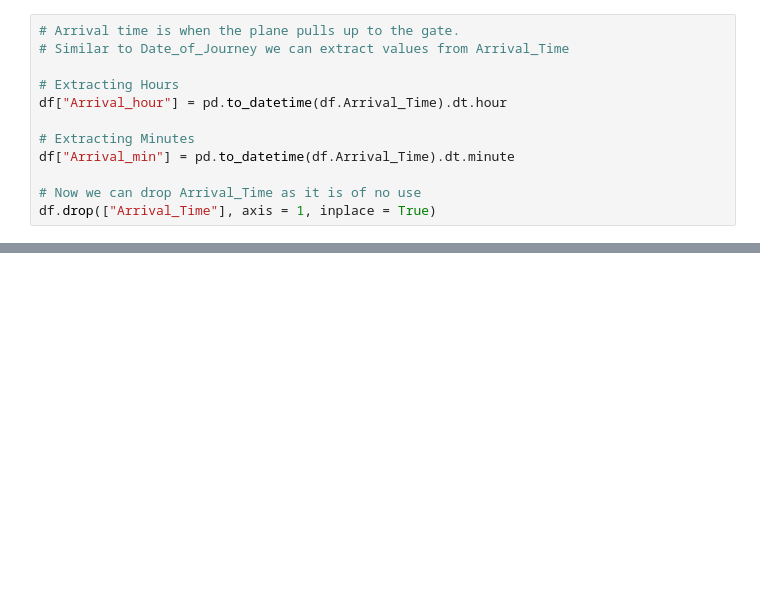
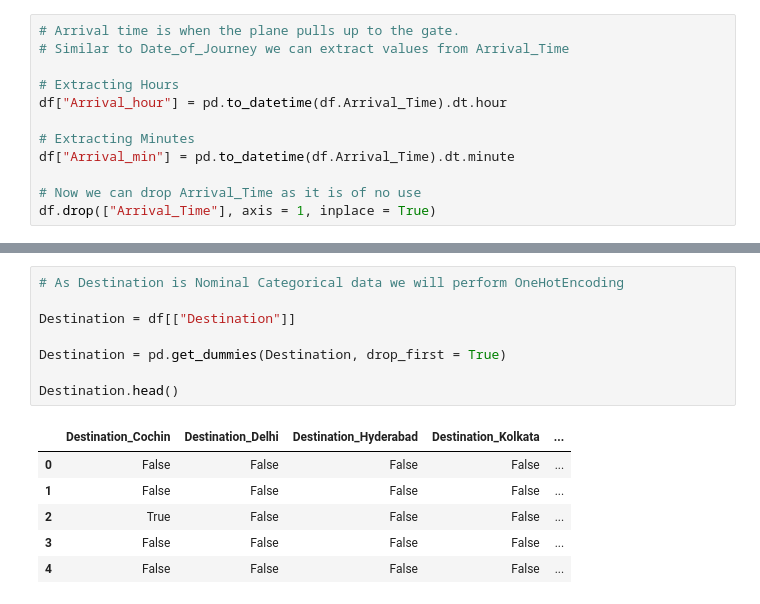
Before and after one commit to ysalvi43/Flight-Price-Prediction-, a Jupyter notebook: Fare Price.ipynb, the cells around one changed output, grey strips where cells are left out. Drawn from its saved outputs; the diff is of its cells as text; blank space fills up the shorter version.

```diff
--- a/Fare Price.ipynb
+++ b/Fare Price.ipynb
@@ -148,0 +264,15 @@ df.head()
+# %%
+# As Destination is Nominal Categorical data we will perform OneHotEncoding
+
+Destination = df[["Destination"]]
+
+Destination = pd.get_dummies(Destination, drop_first = True)
+
+Destination.head()
+# %% [output]
+|  | Destination_Cochin | Destination_Delhi | Destination_Hyderabad | Destination_Kolkata | ... |
+| 0 | False | False | False | False | ... |
+| 1 | False | False | False | False | ... |
+| 2 | True | False | False | False | ... |
+| 3 | False | False | False | False | ... |
+| 4 | False | False | False | False | ... |
```
Also changed, not shown: parts of 10 cells of this notebook.
